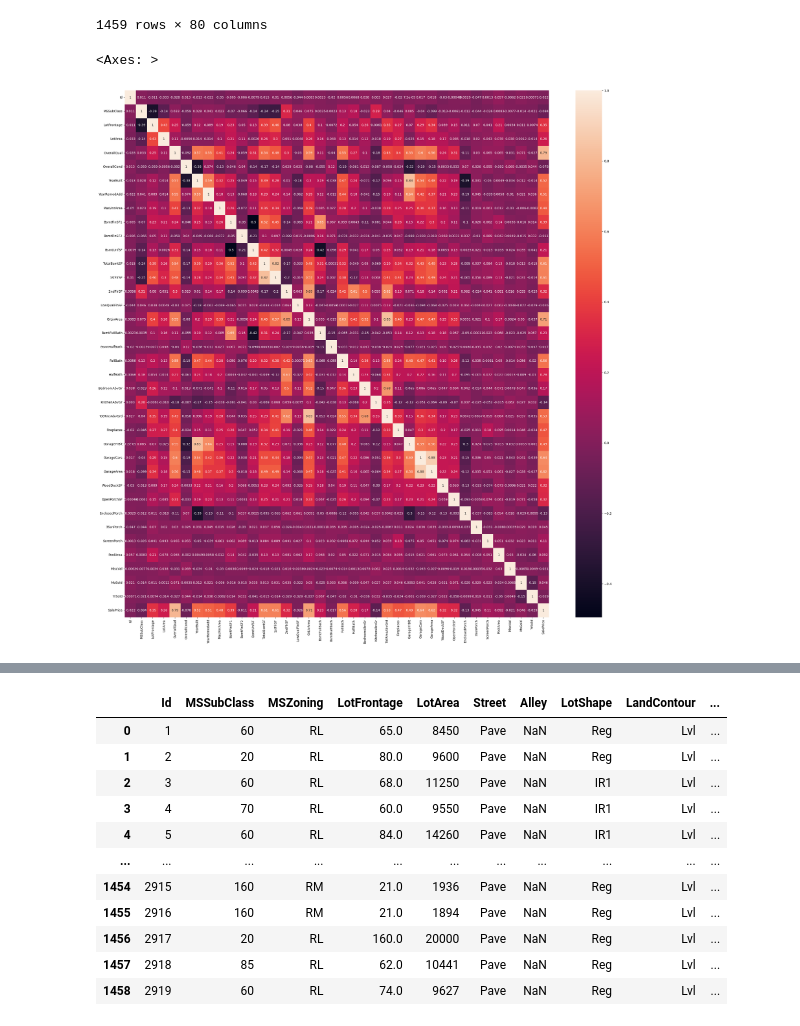
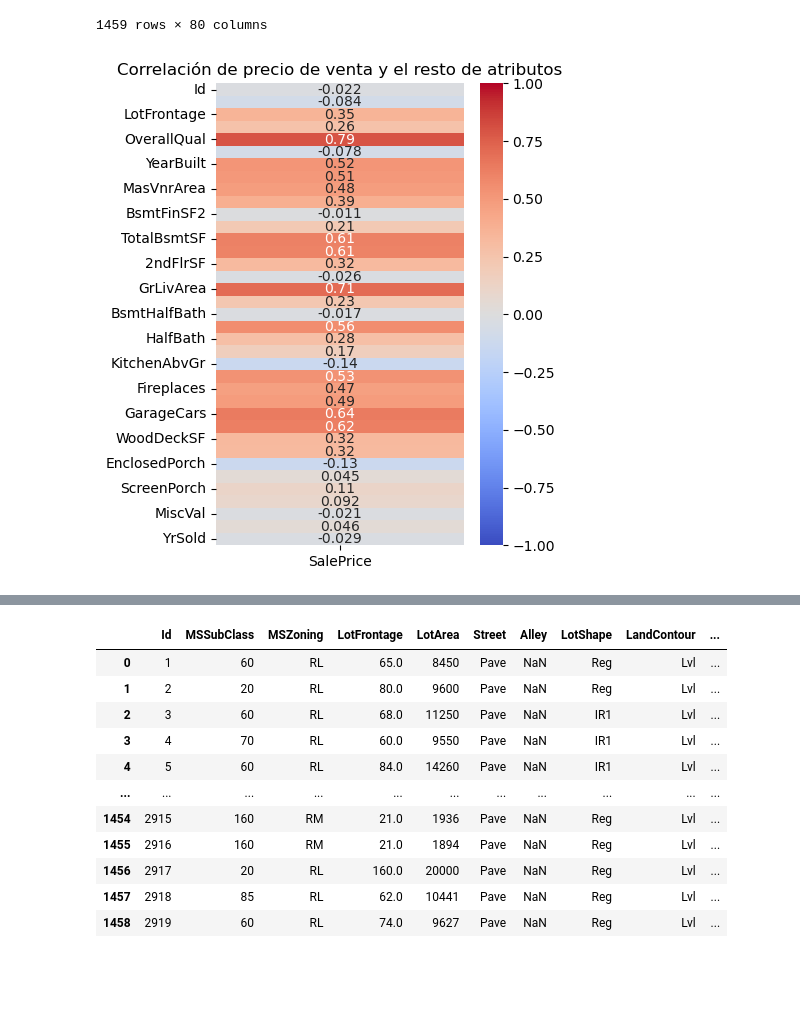
Before and after one commit to esco1729/HT07, a Jupyter notebook: Hoja7-Copy2.ipynb, the cells around one changed output, grey strips where cells are left out. Cells and saved outputs as stored; diff of their text form; code cells hidden in the pictures; blank space fills up the shorter version.

```diff
--- a/Hoja7-Copy2.ipynb
+++ b/Hoja7-Copy2.ipynb
@@ -40,10 +40,16 @@ testdf
 | 1457 | 2918 | 85 | RL | 62.0 | 10441 | Pave | NaN | Reg | Lvl | ... |
 | 1458 | 2919 | 60 | RL | 74.0 | 9627 | Pave | NaN | Reg | Lvl | ... |
 1459 rows × 80 columns
-# %%
-import seaborn as sns
-plt.figure(figsize=(30,30))
-sns.heatmap(traindf.corr(),annot=True)
-# %% [output]
-<Axes: >
-[figure, removed]
+# %%
+import seaborn as sns
+# plt.figure(figsize=(30,30))
+d=traindf.corr()
+specific_corr = d[['SalePrice']].drop(index='SalePrice')  # Drop if you don't want to include self-correlation
+
+# Create a heatmap
+plt.figure(figsize=(4, 6))  # Adjust the figure size as needed
+sns.heatmap(specific_corr, annot=True, cmap='coolwarm', vmin=-1, vmax=1, cbar=True)
+plt.title('Correlación de precio de venta y el resto de atributos')
+plt.show()
+# %% [output]
+[figure, added]
```
Also changed, not shown: parts of 73 cells of this notebook.
